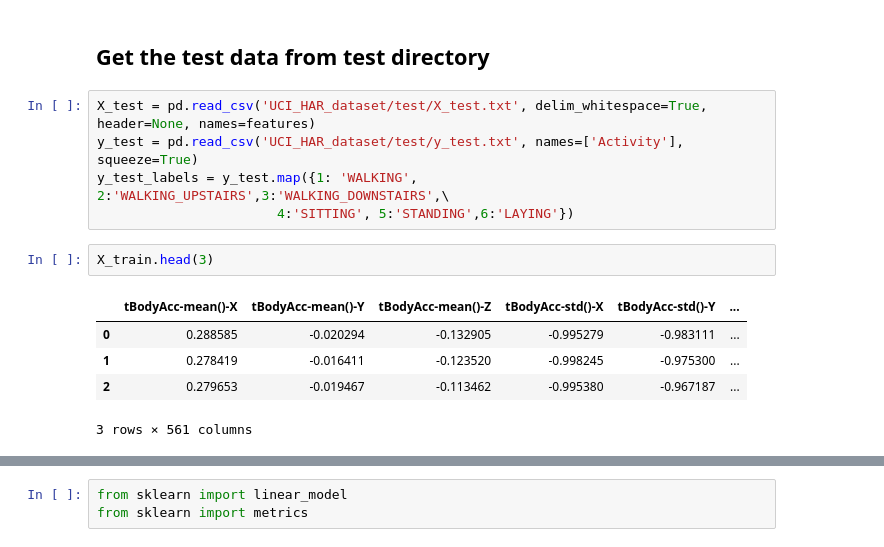
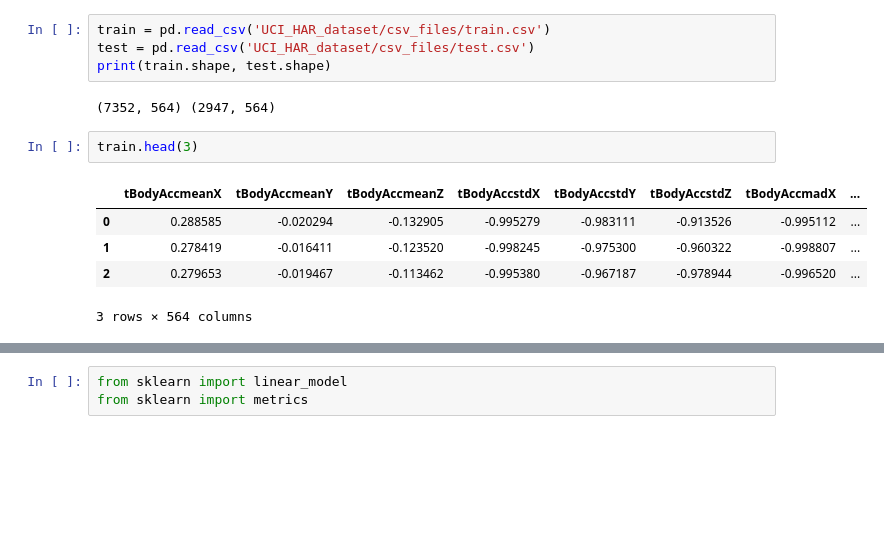
Before and after one commit to ramsane/HumanActivityRecognition, a Jupyter notebook: HAR_PREDICTION_MODELS.ipynb, the cells around one changed output, grey strips where cells are left out. Saved outputs shown, nothing was run; the diff lists cells and outputs as text; blank space fills up the shorter version.

```diff
--- a/HAR_PREDICTION_MODELS.ipynb
+++ b/HAR_PREDICTION_MODELS.ipynb
@@ -25,15 +6,14 @@ y_train_labels = y_train.map({1: 'WALKING', 2:'WALKING_UPSTAIRS',3:'WALKING_DOWN
-# %% [markdown]
-## Get the test data from test directory
-# %%
-X_test = pd.read_csv('UCI_HAR_dataset/test/X_test.txt', delim_whitespace=True, header=None, names=features)
-y_test = pd.read_csv('UCI_HAR_dataset/test/y_test.txt', names=['Activity'], squeeze=True)
-y_test_labels = y_test.map({1: 'WALKING', 2:'WALKING_UPSTAIRS',3:'WALKING_DOWNSTAIRS',\
-                       4:'SITTING', 5:'STANDING',6:'LAYING'})
+# %%
+train = pd.read_csv('UCI_HAR_dataset/csv_files/train.csv')
+test = pd.read_csv('UCI_HAR_dataset/csv_files/test.csv')
+print(train.shape, test.shape)
+# %% [output]
+(7352, 564) (2947, 564)
 # %%
-X_train.head(3)
+train.head(3)
 # %% [output]
-|  | tBodyAcc-mean()-X | tBodyAcc-mean()-Y | tBodyAcc-mean()-Z | tBodyAcc-std()-X | tBodyAcc-std()-Y | ... |
-| 0 | 0.288585 | -0.020294 | -0.132905 | -0.995279 | -0.983111 | ... |
-| 1 | 0.278419 | -0.016411 | -0.123520 | -0.998245 | -0.975300 | ... |
-| 2 | 0.279653 | -0.019467 | -0.113462 | -0.995380 | -0.967187 | ... |
+|  | tBodyAccmeanX | tBodyAccmeanY | tBodyAccmeanZ | tBodyAccstdX | tBodyAccstdY | tBodyAccstdZ | tBodyAccmadX | ... |
+| 0 | 0.288585 | -0.020294 | -0.132905 | -0.995279 | -0.983111 | -0.913526 | -0.995112 | ... |
+| 1 | 0.278419 | -0.016411 | -0.123520 | -0.998245 | -0.975300 | -0.960322 | -0.998807 | ... |
+| 2 | 0.279653 | -0.019467 | -0.113462 | -0.995380 | -0.967187 | -0.978944 | -0.996520 | ... |
-3 rows × 561 columns
+3 rows × 564 columns
```
Also changed, not shown: parts of 31 cells of this notebook, 1 other file.
